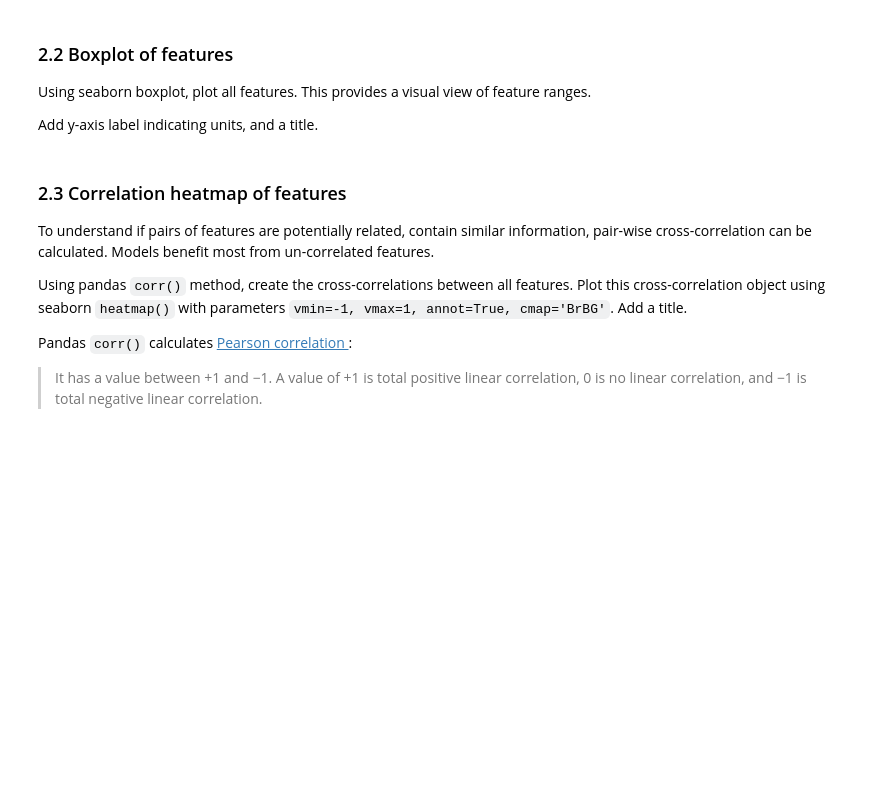
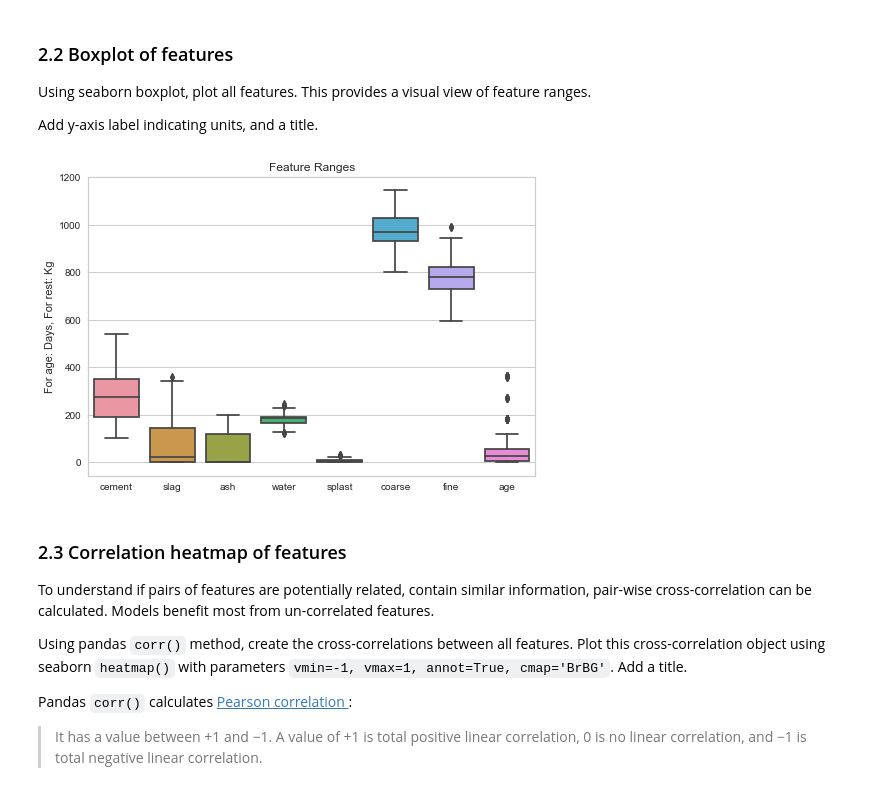
Before and after one commit to meng-ucalgary/ensf-611-assignment-2, a Jupyter notebook: lab2.ipynb, the cells around one changed output. Cells and saved outputs as stored; diff of their text form; code cells hidden in the pictures; blank space fills up the shorter version.

Commit message:
Completed inspection of data

```diff
--- a/lab2.ipynb
+++ b/lab2.ipynb
@@ -102,3 +114,14 @@ Add y-axis label indicating units, and a title.
+# %%
+# plot using boxplot
+sns.boxplot(data=X);
+
+# add the title
+plt.title("Feature Ranges")
+
+# label the y axis
+plt.ylabel('For age: Days, For rest: Kg');
+# %% [output]
+[figure, added]
 # %% [markdown]
 ### 2.3 Correlation heatmap of features
 
```
Also changed, not shown: parts of 8 cells of this notebook.
